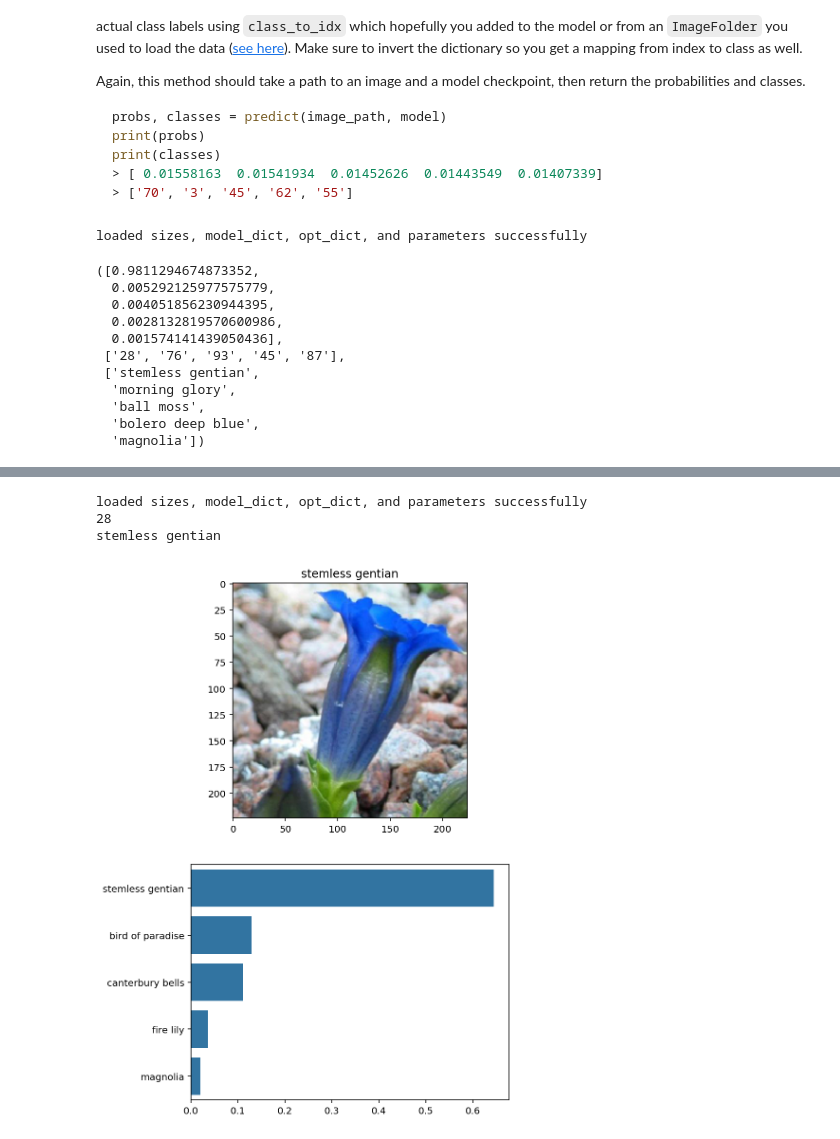
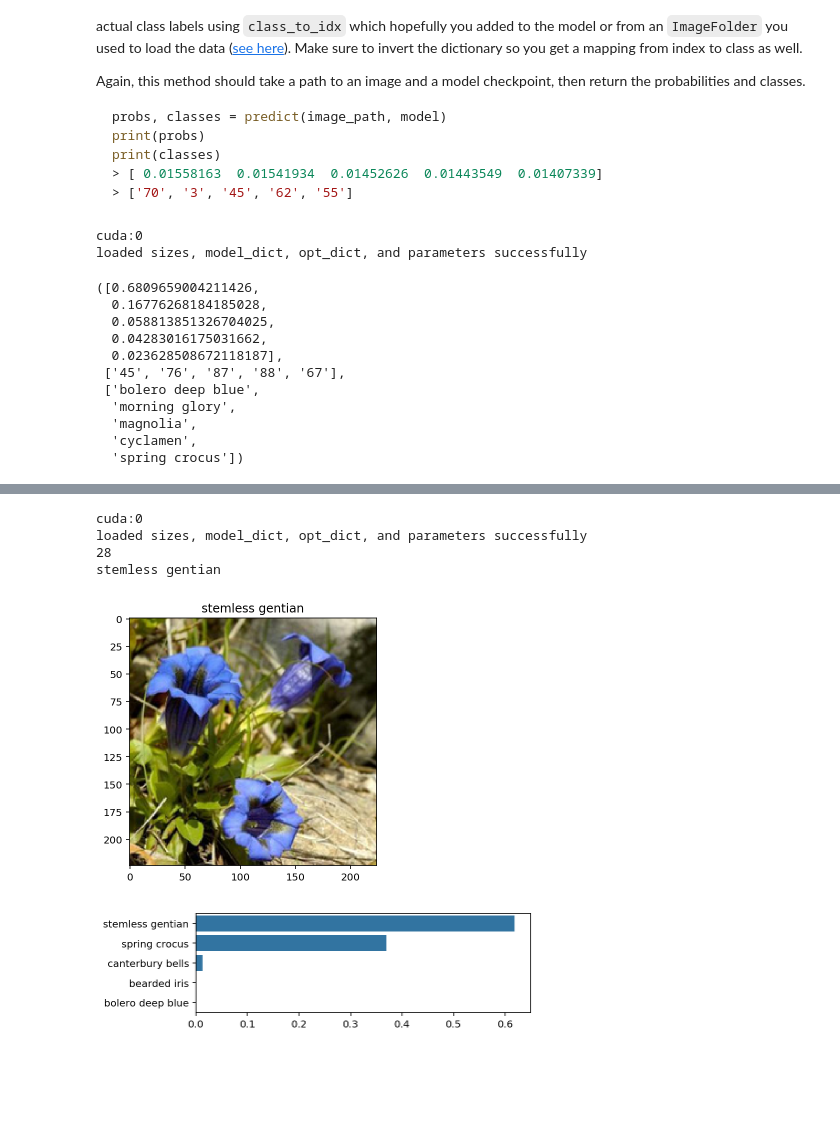
Before and after one commit to TamerKaratekin/aipnd-flower-classifier, a Jupyter notebook: Image Classifier Project.ipynb, the cells around one changed output, grey strips where cells are left out. Drawn from its saved outputs; the diff is of its cells as text; code cells hidden in the pictures; blank space fills up the shorter version.

```diff
--- a/Image Classifier Project.ipynb
+++ b/Image Classifier Project.ipynb
@@ -324,20 +298,22 @@ def load_checkpoint(filepath, gpu):
     checkpoint = torch.load(filepath)
     model = models.vgg16(pretrained=True)
     optimizer = optim.Adam(model.classifier.parameters(), lr=0.001)
+    # turning on evaluation mode, because we won't be training the model, switch back by mode.train()
+    model.eval()
+    # again changing our model to the current device type, just in case, gpu must be chosen true as well
+    device = torch.device("cuda:0" if torch.cuda.is_available() and gpu else "cpu")
+    # print(device)
+    model.to(device)
+
     # Freeze parameters so we don't backprop through them
     for param in model.parameters():
         param.requires_grad = False
-    # if(gpu == True):
-    #    model.cuda()
-    model.eval()
+
 
     input_size = checkpoint['input_size']
     output_size = checkpoint['output_size']
     hidden_sizes = checkpoint['hidden_sizes']
 
-
-
-    from collections import OrderedDict
     classifier = nn.Sequential(OrderedDict([
                           ('fc1', nn.Linear(input_size, hidden_sizes[0], bias = True)),
                           ('relu', nn.ReLU()),
@@ -355,9 +331,8 @@ def load_checkpoint(filepath, gpu):
     optimizer.load_state_dict(checkpoint['opt_dict'])
     model.class_to_idx = checkpoint['class_to_idx']
     model.cat_to_flowers = checkpoint['cat_to_flowers']
+
     print("loaded sizes, model_dict, opt_dict, and parameters successfully")
-
-
 
     return model
 
@@ -485,8 +461,10 @@ def imshow(np_image, ax=None, title=None):
     # Image needs to be clipped between 0 and 1 or it looks like noise when displayed
     image = np.clip(image, 0, 1)
 
-    ax.set_title(title)
+    if title is not None:
+        ax.set_title(title)
     ax.imshow(image)
+    plt.pause(0.001)  # pause a bit so that plots are updated
 
     return ax
 
@@ -516,16 +494,19 @@ print(classes)
 def predict(image_path, model, topk=5):
     ''' Predict the class (or classes) of an image using a trained deep learning model.
     '''
-    # testing if it will remove the cudaTensor bug
-    # model.to('cuda:0')
+    # again changing our model to the current device type, just in case, gpu must be chosen true as well
+    device = torch.device("cuda:0" if torch.cuda.is_available() else "cpu")
+    model.to(device)
     model.eval()
     # TODO: Implement the code to predict the class from an image file
     np_image = process_image(image_path)
     # changing image from nparray to FloatTensor
-    # pth_img = torch.from_numpy(np_img).float().to(device)
-    pth_image = torch.from_numpy(np_image).type(torch.FloatTensor)
+    pth_image = torch.from_numpy(np_image).float().to(device)
+    #pth_image = torch.from_numpy(np_image).type(torch.FloatTensor)
     # increasing image dimensions from 3 to 4 as model accepts batches of images, batch size = 1 in this case
     model_input = pth_image.unsqueeze_(0)
+    # the model input should also be set correct to device type.
+    model_input.to(device)
     output = model.forward(model_input)
     # print(output.size())
     # print(output)
@@ -534,8 +515,12 @@ def predict(image_path, model, topk=5):
     # print(output[0])
     # print(probs[0])
     top_probs, top_idx = probs.topk(topk)
-    top_probs = top_probs.detach().numpy().tolist()[0]
-    top_idx = top_idx.detach().numpy().tolist()[0]
+    # print(top_probs)
+    # print(top_idx)
+    # big mess coming up, changing from tensor to np array in GPU mode
+    # not sure if it works in CPU mode
+    top_probs = top_probs.cpu().detach().numpy().tolist()[0]
+    top_idx = top_idx.cpu().detach().numpy().tolist()[0]
     # print(top_probs)
     # print(top_idx)
     class_to_idx = model.class_to_idx
@@ -558,18 +543,19 @@ def predict(image_path, model, topk=5):
 
 predict('stemless_gentian.jpg', load_checkpoint('checkpoint.pth', gpu = True), topk=5)
 # %% [output]
+cuda:0
 loaded sizes, model_dict, opt_dict, and parameters successfully
-([0.9811294674873352,
-  0.005292125977575779,
-  0.004051856230944395,
-  0.0028132819570600986,
-  0.001574141439050436],
- ['28', '76', '93', '45', '87'],
- ['stemless gentian',
+([0.6809659004211426,
+  0.16776268184185028,
+  0.058813851326704025,
+  0.04283016175031662,
+  0.023628508672118187],
+ ['45', '76', '87', '88', '67'],
+ ['bolero deep blue',
   'morning glory',
-  'ball moss',
-  'bolero deep blue',
-  'magnolia'])
+  'magnolia',
+  'cyclamen',
+  'spring crocus'])
 # %% [markdown]
 ## Sanity Checking
 
@@ -593,32 +579,36 @@ def plot_sanity_check(image_path, model):
     print(flower_image_title)
 
     # reading image as nparray
     nd_img = process_image(image_path)
     # print("1" + str(nd_img.shape))
     # PyTorch tensors assume the color channel is the first dimension
     # but matplotlib assumes is the third dimension
     # pyt_image = nd_img.transpose((1, 2, 0))
     # there was no need to change the dimensions as imshow function defined will take an ndarray
     # print("2" + str(pyt_image.shape))
 
     # Plot flower: note that imshow is different than pyplot.imshow
     imshow(nd_img, ax, title=flower_image_title)
 
     # Make prediction
     probs, labs, flowers = predict(image_path, model, topk=5)
     # Plot bar chart
     plt.subplot(2,1,2)
     sns.barplot(x=probs, y=flowers, color=sns.color_palette()[0])
     plt.show()
 
 #image_path = 'test/28/image_05230.jpg'
 # plot_sanity_check(image_path, load_checkpoint('checkpoint.pth', gpu = True))
 
 
-image_path = 'flowers/test/28/image_05277.jpg'
+image_path = 'flowers/test/28/image_05242.jpg'
 plot_sanity_check(image_path, load_checkpoint('checkpoint.pth', gpu = True))
+# image_path = 'stemless_gentian.jpg'
+# plot_sanity_check(image_path, load_checkpoint('checkpoint.pth', gpu = True))
 # %% [output]
+cuda:0
 loaded sizes, model_dict, opt_dict, and parameters successfully
 28
 stemless gentian
-[figure, old version]
+[figure, new version]
+[figure, added]
```
Also changed, not shown: parts of 9 cells of this notebook.
